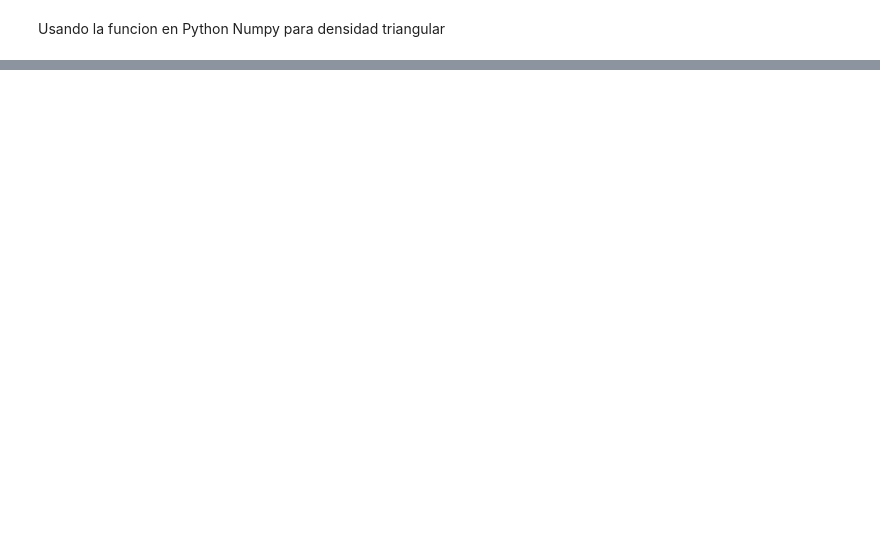
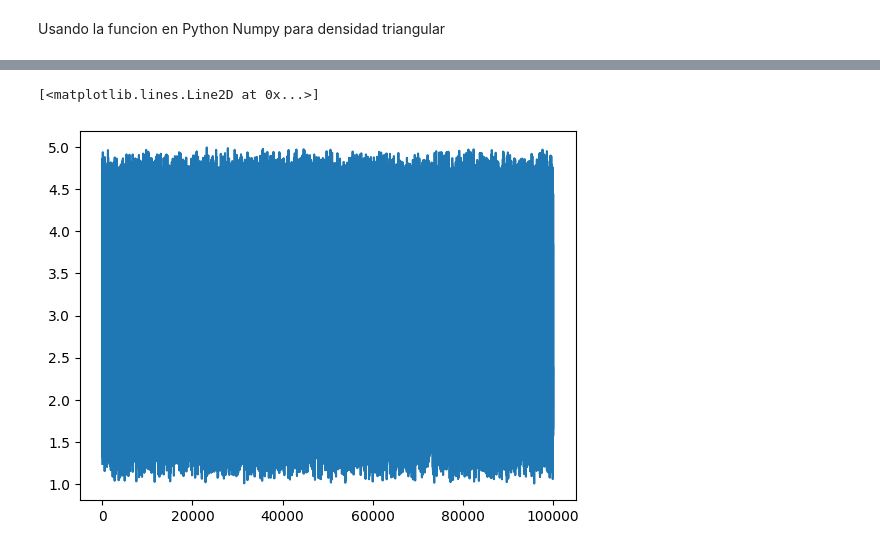
Before and after one commit to DanielaJim07/Simulaci-n-I, a Jupyter notebook: Distribucion_triangular.ipynb, the cells around one changed output, grey strips where cells are left out. Saved outputs shown, nothing was run; the diff lists cells and outputs as text; code cells hidden in the pictures; blank space fills up the shorter version.

```diff
--- a/Distribucion_triangular.ipynb
+++ b/Distribucion_triangular.ipynb
@@ -58,0 +59,6 @@ print(np.var(gg))
+# %%
+
+plt.plot(gg)
+# %% [output]
+[<matplotlib.lines.Line2D at 0x...>]
+[figure, added]
```
Also changed, not shown: parts of 2 cells of this notebook.
